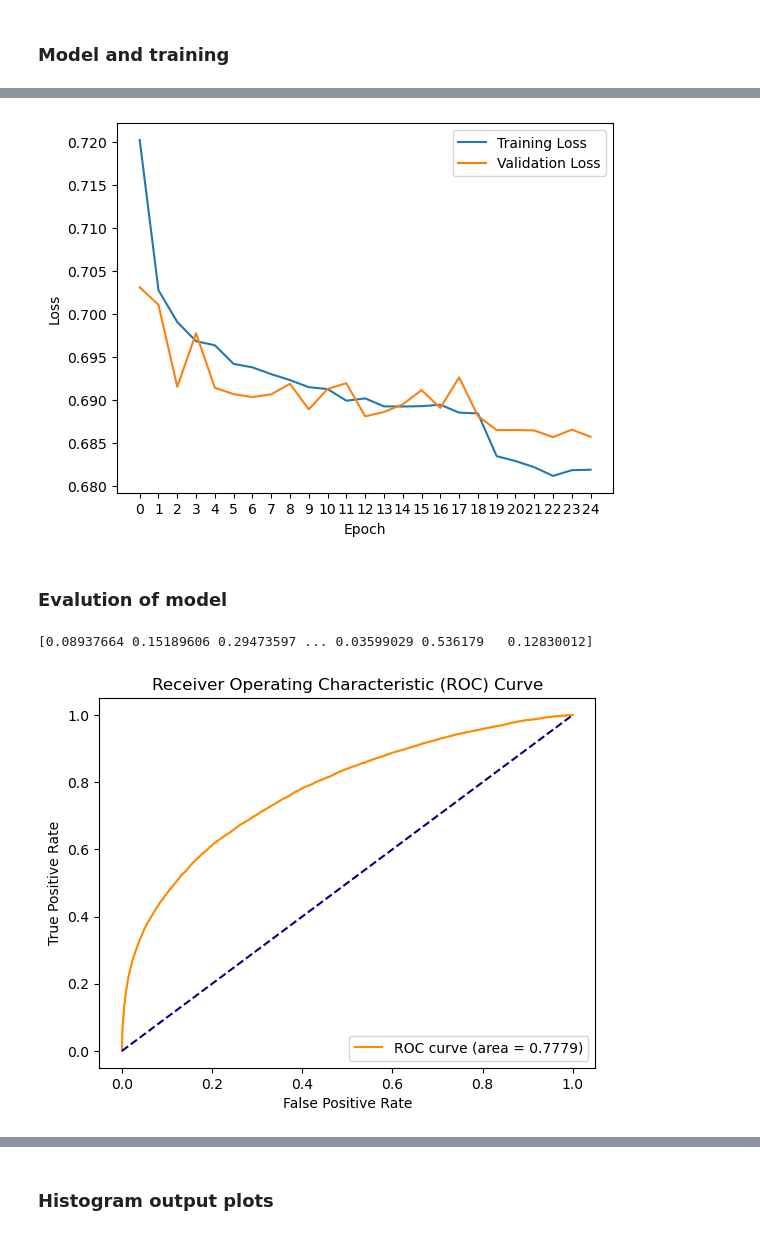
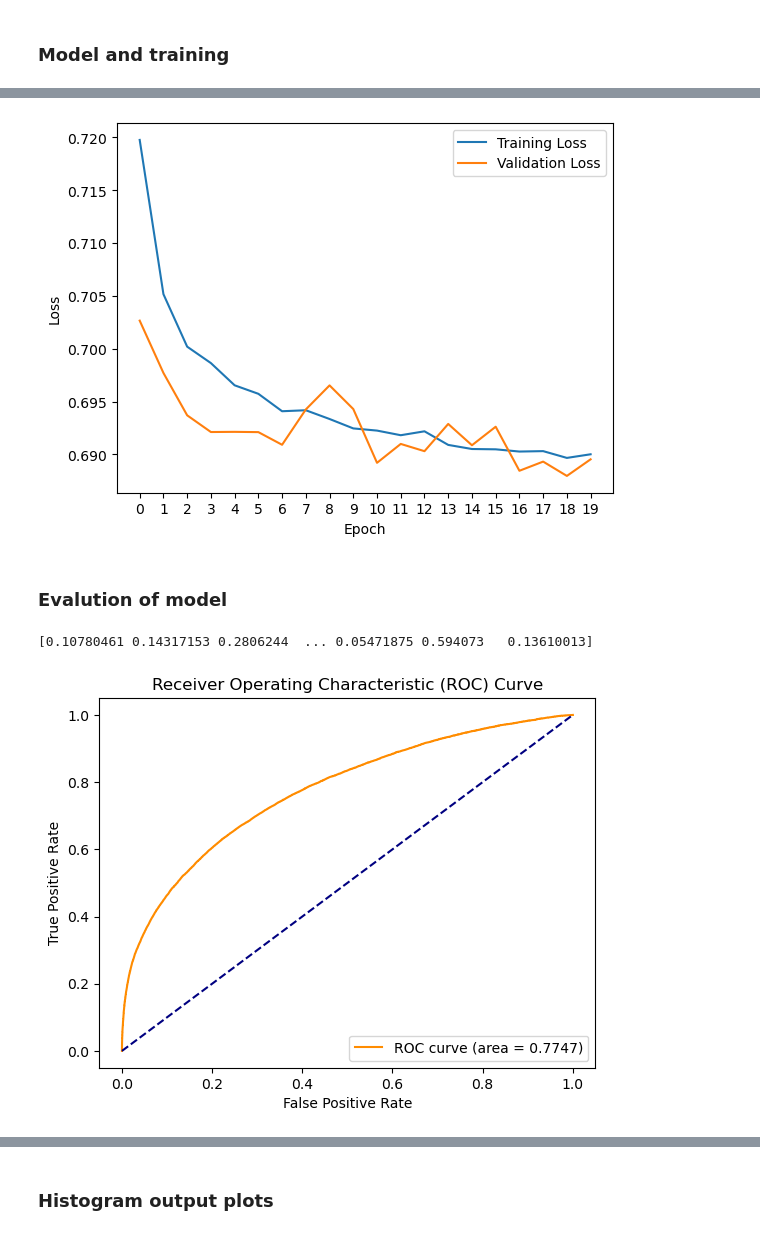
Before and after one commit to inigostibbe/msciproject, a Jupyter notebook: pytorch.ipynb, the cells around one changed output, grey strips where cells are left out. Drawn from its saved outputs; the diff is of its cells as text; code cells hidden in the pictures.

```diff
--- a/pytorch.ipynb
+++ b/pytorch.ipynb
@@ -113,7 +129,7 @@ class SimpleNN(nn.Module):
         layers.append(nn.Linear(n_neurons, 1)) # Final layer with 1 neuron for binary classification
 
         self.layers = nn.ModuleList(layers)
-        self.sigmoid = nn.Sigmoid()
+        # self.sigmoid = nn.Sigmoid() # old
 
     def forward(self, x):
         for layer in self.layers[:-1]:
@@ -131,7 +147,7 @@ optimizer = optim.Adam(model.parameters(), lr=lr)
 scheduler = optim.lr_scheduler.ReduceLROnPlateau(optimizer, mode='min', factor=0.1, patience=5, verbose=True)
 
 # Train the model with validation tracking
-n_epochs = 25
+n_epochs = 20
 train_losses = []
 val_losses = []
 
@@ -209,4 +228,4 @@ Epoch [25/25], Training Loss: 0.6819, Validation Loss: 0.6857, LR: 0.001000
-[figure, old version]
+[figure, new version]
 # %% [markdown]
 ### Evalution of model
 # %%
@@ -251,7 +270,7 @@ plt.title("Receiver Operating Characteristic (ROC) Curve")
 plt.legend(loc="lower right")
 plt.show()
 # %% [output]
-[0.08937664 0.15189606 0.29473597 ... 0.03599029 0.536179   0.12830012]
+[0.10780461 0.14317153 0.2806244  ... 0.05471875 0.594073   0.13610013]
 [figure]
 # %%
 from torchinfo import summary
```
Also changed, not shown: parts of 7 cells of this notebook, 38 other files.
